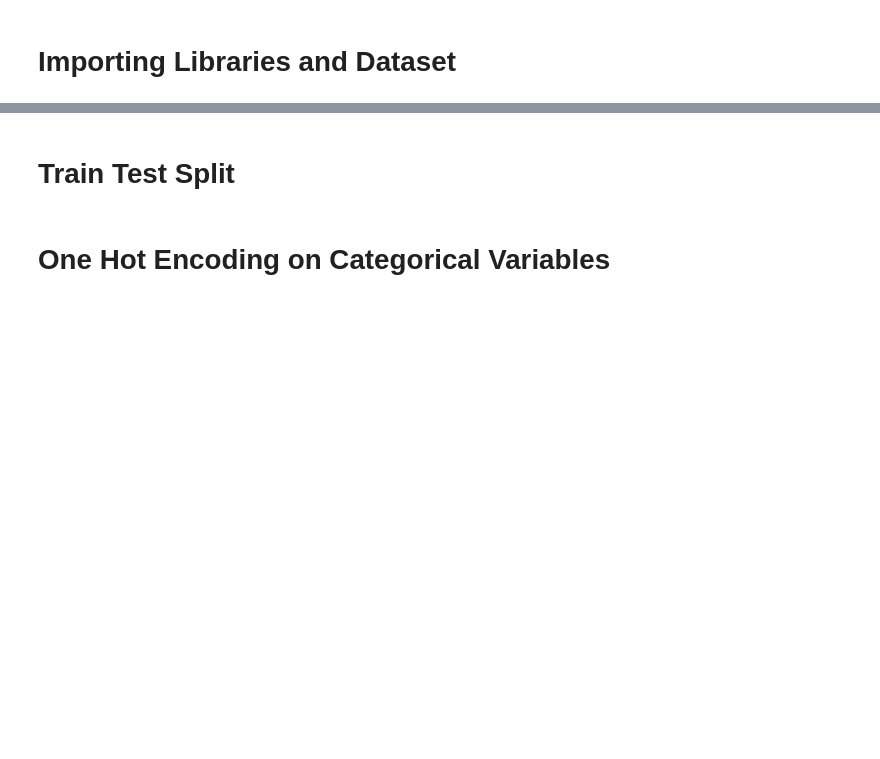
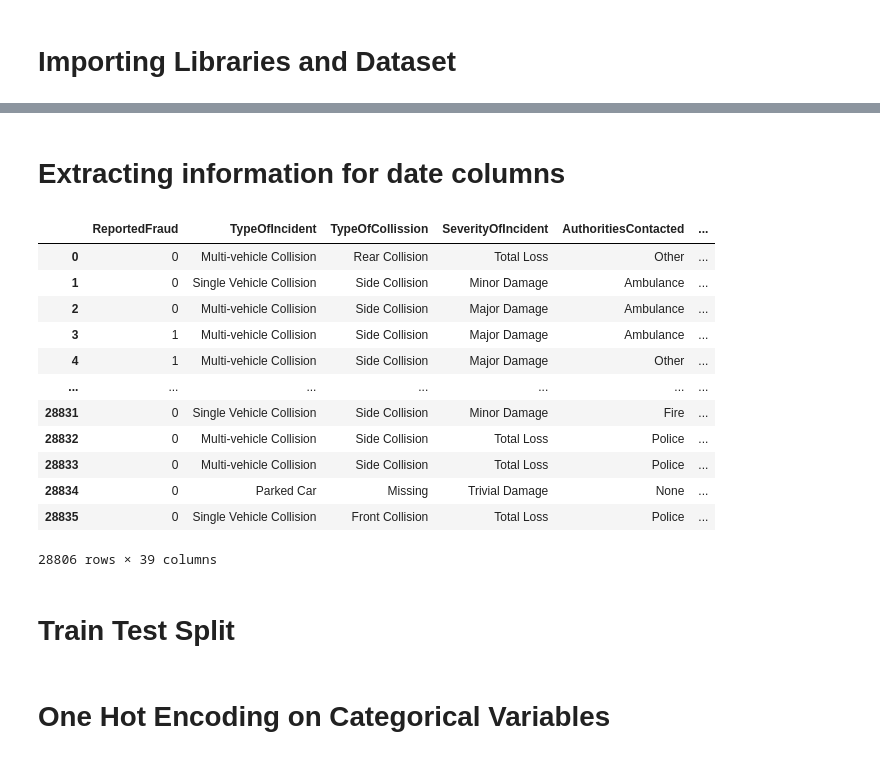
Before and after one commit to junweiteo/bt4012_insurance_fraud, a Jupyter notebook: Preprocess.ipynb, the cells around one changed output, grey strips where cells are left out. Drawn from its saved outputs; the diff is of its cells as text; code cells hidden in the pictures; blank space fills up the shorter version.

```diff
--- a/Preprocess.ipynb
+++ b/Preprocess.ipynb
@@ -31,0 +119,4 @@ df
+# %%
+# 'CustomerID', 'VehicleID', 'InsurancePolicyNumber' are just IDs and are not useful.
+# 'IncidentAddress', 'InsuredZipCode' are already captured by 'IncidentState' and 'IncidentCity' columns.
+df.drop(columns=['CustomerID', 'VehicleID', 'InsurancePolicyNumber', 'IncidentAddress', 'InsuredZipCode'], inplace=True)
@@ -32 +125,12 @@ df
+# %%
+# Replacing '?'/'???' value with 'Missing' for 'TypeOfCollision', 'PropertyDamage', 'PoliceReport' and
+# 'VehicleMake' columns as explained above.
+df['TypeOfCollission'] = df['TypeOfCollission'].replace('?','Missing')
+df['PropertyDamage'] = df['PropertyDamage'].replace('?','Missing')
+df['PoliceReport'] = df['PoliceReport'].replace('?','Missing')
+df['VehicleMake'] = df['VehicleMake'].replace('???','Missing')
+# %%
+# Replacing 'MISSEDDATA' value with 0 for 'AmountOfTotalClaim' column as explained above.
+df['AmountOfTotalClaim'] = df['AmountOfTotalClaim'].replace('MISSEDDATA',0)
+df['AmountOfTotalClaim'] = df['AmountOfTotalClaim'].astype(int)
 # %%
@@ -33,6 +138,30 @@ df
 df['ReportedFraud'] = [1 if x == 'Y' else 0 for x in df['ReportedFraud']]
+# %% [markdown]
+# Extracting information for date columns
 # %%
+# Extract month and day from 'DateOfIncident' column. Year is not useful as it is all in 2015.
 df['MonthOfIncident'] = pd.to_datetime(df['DateOfIncident']).dt.month
 df['DayOfIncident'] = pd.to_datetime(df['DateOfIncident']).dt.day
+
+# Extract year, month and day from 'DateOfPolicyCoverage' column.
+df['YearOfPolicyCoverage'] = pd.to_datetime(df['DateOfPolicyCoverage']).dt.year
 df['MonthOfPolicyCoverage'] = pd.to_datetime(df['DateOfPolicyCoverage']).dt.month
 df['DayOfPolicyCoverage'] = pd.to_datetime(df['DateOfPolicyCoverage']).dt.day
+
+df = df.drop(columns=['DateOfIncident','DateOfPolicyCoverage'])
+# %%
+df
+# %% [output]
+|  | ReportedFraud | TypeOfIncident | TypeOfCollission | SeverityOfIncident | AuthoritiesContacted | ... |
+| 0 | 0 | Multi-vehicle Collision | Rear Collision | Total Loss | Other | ... |
+| 1 | 0 | Single Vehicle Collision | Side Collision | Minor Damage | Ambulance | ... |
+| 2 | 0 | Multi-vehicle Collision | Side Collision | Major Damage | Ambulance | ... |
+| 3 | 1 | Multi-vehicle Collision | Side Collision | Major Damage | Ambulance | ... |
+| 4 | 1 | Multi-vehicle Collision | Side Collision | Major Damage | Other | ... |
+| ... | ... | ... | ... | ... | ... | ... |
+| 28831 | 0 | Single Vehicle Collision | Side Collision | Minor Damage | Fire | ... |
+| 28832 | 0 | Multi-vehicle Collision | Side Collision | Total Loss | Police | ... |
+| 28833 | 0 | Multi-vehicle Collision | Side Collision | Total Loss | Police | ... |
+| 28834 | 0 | Parked Car | Missing | Trivial Damage | None | ... |
+| 28835 | 0 | Single Vehicle Collision | Front Collision | Total Loss | Police | ... |
+28806 rows × 39 columns
```
Also changed, not shown: parts of 22 cells of this notebook, 8 other files.
